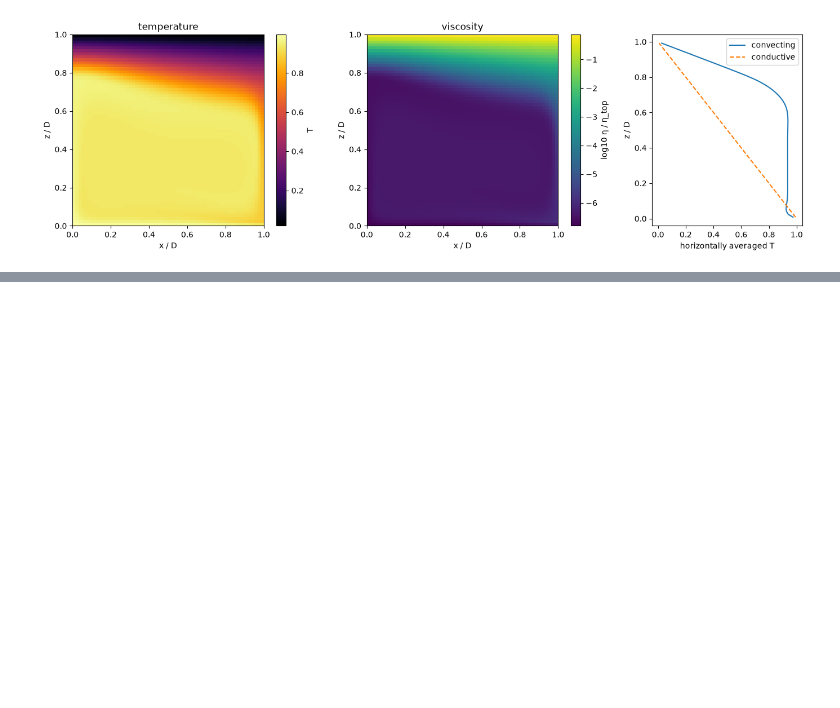
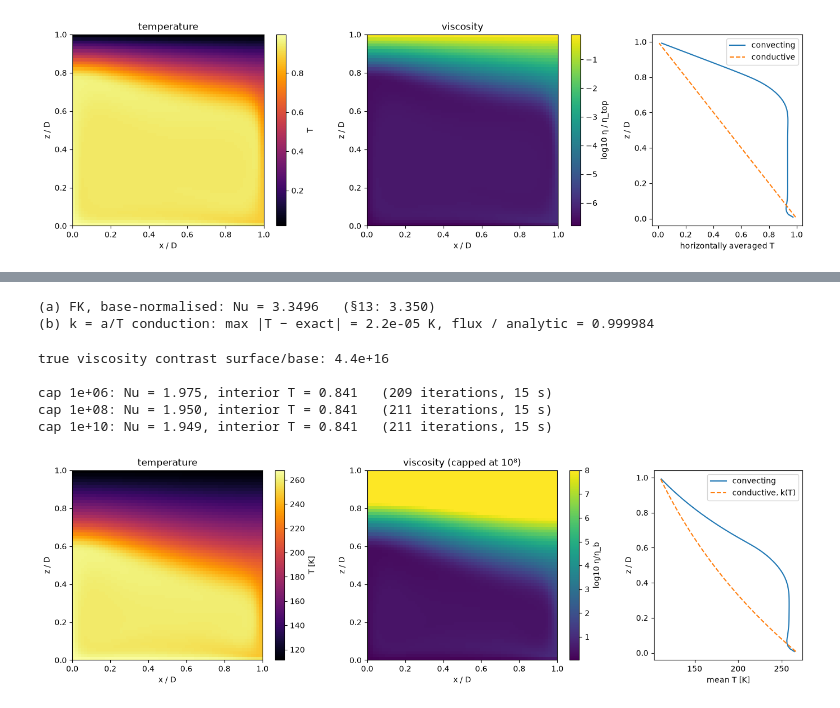
Before and after one commit to TheWarid0/ganymede-interior, a Jupyter notebook: notebooks/02_stokes.ipynb, the cells around one changed output, grey strips where cells are left out. Cells and saved outputs as stored; diff of their text form; code cells hidden in the pictures; blank space fills up the shorter version.

```diff
--- a/notebooks/02_stokes.ipynb
+++ b/notebooks/02_stokes.ipynb
@@ -554,0 +628,49 @@ interior temperature T_i ≈ 0.936;  θ (1 − T_i) = 1.00
+# %%
+# (a) FK viscosity normalised at the base, with Ra_b, must reproduce §13 (Nu = 3.350)
+theta, Ra_b = 15.7, 4.6e7
+g, T, vx, vz, it, k_c = steady_convection_general(64, 64, Ra_b, lambda T: np.exp(theta * (1 - T)), tol=1e-7, max_iter=400)
+print(f"(a) FK, base-normalised: Nu = {top_flux(T, g, k_c, 1.0):.4f}   (§13: 3.350)")
+
+# (b) pure conduction (Ra = 0) with k = a/T: exact profile has ln T linear in depth
+T_s, T_b = 110.0, 268.3
+dT = T_b - T_s
+k_ice = lambda Tp: T_b / (T_s + np.asarray(Tp) * dT)      # k / k_base for k = 651/T
+g, T, _, _, _, k_c = steady_convection_general(8, 64, 0.0, lambda T: np.ones_like(T), k_ice, tol=1e-12, relax=1.0)
+exact = T_b * (T_s / T_b) ** g.zc
+q_cond = (T_b / dT) * np.log(T_b / T_s)                    # analytic conductive flux, code units
+print(f"(b) k = a/T conduction: max |T − exact| = {np.abs(T_s + T[:, 0] * dT - exact).max():.1e} K, "
+      f"flux / analytic = {top_flux(T, g, k_c, k_ice(0.0)) / q_cond:.6f}")
+# %% [output]
+(a) FK, base-normalised: Nu = 3.3496   (§13: 3.350)
+(b) k = a/T conduction: max |T − exact| = 2.2e-05 K, flux / analytic = 0.999984
+# %%
+Q_ICE, R_GAS = 59.4e3, 8.314
+def arrhenius(cap):
+    return lambda Tp: np.minimum(np.exp(Q_ICE / R_GAS * (1 / (T_s + np.asarray(Tp) * dT) - 1 / T_b)), cap)
+
+print(f"true viscosity contrast surface/base: {np.exp(Q_ICE / R_GAS * (1 / T_s - 1 / T_b)):.1e}\n")
+runs = {}
+for cap in (1e6, 1e8, 1e10):
+    t0 = time.time()
+    g, T, vx, vz, it, k_c = steady_convection_general(64, 64, Ra_b, arrhenius(cap), k_ice)
+    Nu = top_flux(T, g, k_c, k_ice(0.0)) / q_cond
+    runs[cap] = (g, T, vx, vz)
+    print(f"cap {cap:.0e}: Nu = {Nu:.3f}, interior T = {T[g.nz // 2].mean():.3f}   ({it} iterations, {time.time()-t0:.0f} s)")
+
+g, T, vx, vz = runs[1e8]
+fig, ax = plt.subplots(1, 3, figsize=(14, 4.2), gridspec_kw={"width_ratios": [1, 1, 0.6]})
+im = ax[0].pcolormesh(g.xc, g.zc, T_s + T * dT, cmap="inferno", shading="auto"); fig.colorbar(im, ax=ax[0], label="T [K]")
+im = ax[1].pcolormesh(g.xc, g.zc, np.log10(arrhenius(1e8)(T)), cmap="viridis", shading="auto"); fig.colorbar(im, ax=ax[1], label="log10 η/η_b")
+for a, t in zip(ax[:2], ("temperature", "viscosity (capped at 10⁸)")):
+    a.set_aspect("equal"); a.set_title(t); a.set_xlabel("x / D"); a.set_ylabel("z / D")
+ax[2].plot(T_s + T.mean(axis=1) * dT, g.zc, label="convecting")
+ax[2].plot(T_b * (T_s / T_b) ** g.zc, g.zc, "--", label="conductive, k(T)")
+ax[2].set_xlabel("mean T [K]"); ax[2].set_ylabel("z / D"); ax[2].legend()
+plt.tight_layout(); plt.show()
+# %% [output]
+true viscosity contrast surface/base: 4.4e+16
+
+cap 1e+06: Nu = 1.975, interior T = 0.841   (209 iterations, 15 s)
+cap 1e+08: Nu = 1.950, interior T = 0.841   (211 iterations, 15 s)
+cap 1e+10: Nu = 1.949, interior T = 0.841   (211 iterations, 15 s)
+[figure, added]
```
Also changed, not shown: parts of 8 cells of this notebook, 6 other files.
